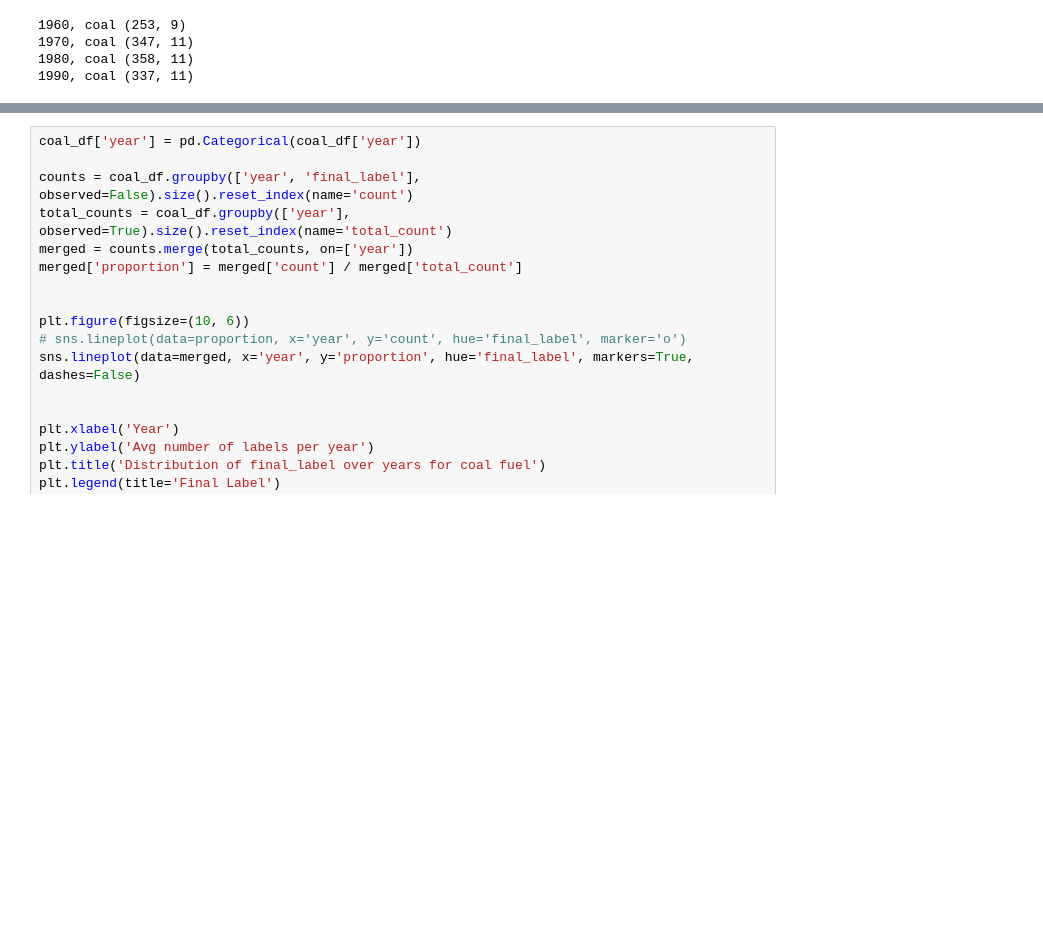
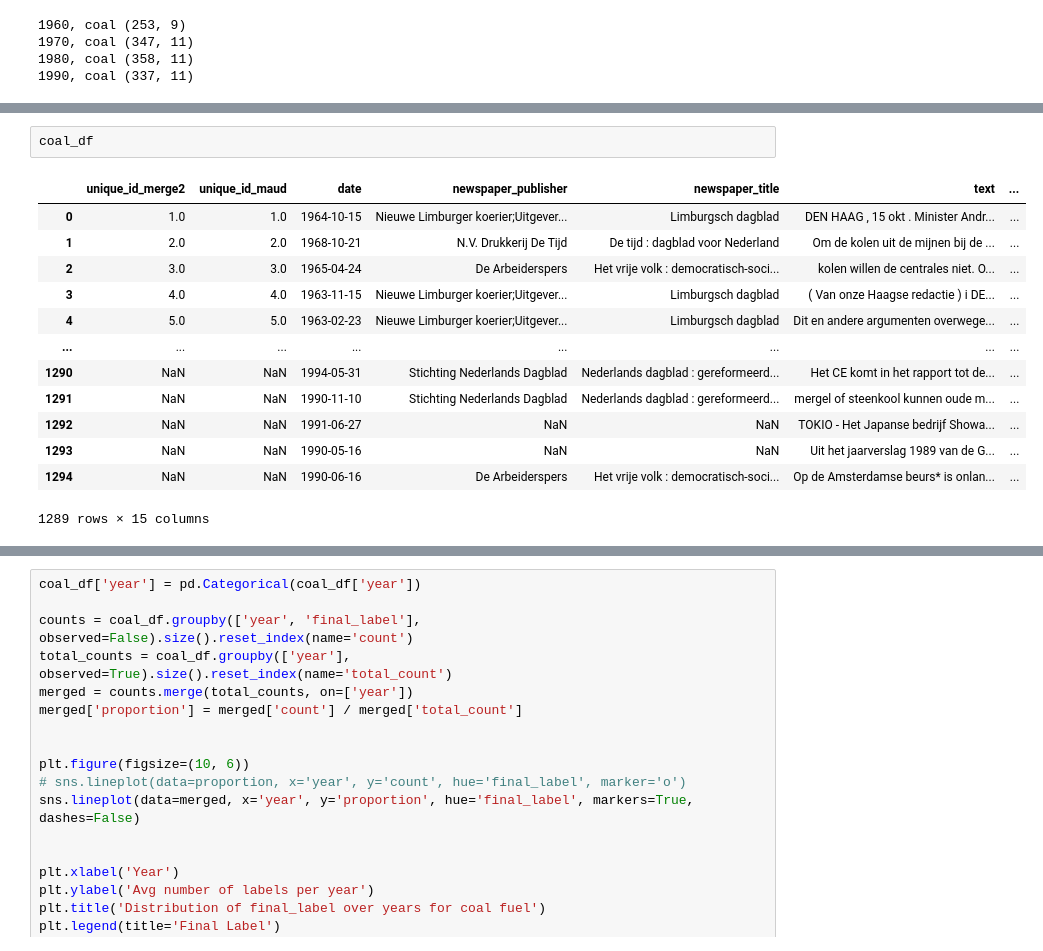
Before and after one commit to UtrechtUniversity/historical-news-sentiment, a Jupyter notebook: notebooks/trend_track.ipynb, the cells around one changed output, grey strips where cells are left out. Saved outputs shown, nothing was run; the diff lists cells and outputs as text; blank space fills up the shorter version.

```diff
--- a/notebooks/trend_track.ipynb
+++ b/notebooks/trend_track.ipynb
@@ -38,3 +44,19 @@ coal_df.shape
+# %%
+coal_df
+# %% [output]
+|  | unique_id_merge2 | unique_id_maud | date | newspaper_publisher | newspaper_title | text | ... |
+| 0 | 1.0 | 1.0 | 1964-10-15 | Nieuwe Limburger koerier;Uitgever... | Limburgsch dagblad | DEN HAAG , 15 okt . Minister Andr... | ... |
+| 1 | 2.0 | 2.0 | 1968-10-21 | N.V. Drukkerĳ De Tĳd | De tĳd : dagblad voor Nederland | Om de kolen uit de mijnen bij de ... | ... |
+| 2 | 3.0 | 3.0 | 1965-04-24 | De Arbeiderspers | Het vrĳe volk : democratisch-soci... | kolen willen de centrales niet. O... | ... |
+| 3 | 4.0 | 4.0 | 1963-11-15 | Nieuwe Limburger koerier;Uitgever... | Limburgsch dagblad | ( Van onze Haagse redactie ) i DE... | ... |
+| 4 | 5.0 | 5.0 | 1963-02-23 | Nieuwe Limburger koerier;Uitgever... | Limburgsch dagblad | Dit en andere argumenten overwege... | ... |
+| ... | ... | ... | ... | ... | ... | ... | ... |
+| 1290 | NaN | NaN | 1994-05-31 | Stichting Nederlands Dagblad | Nederlands dagblad : gereformeerd... | Het CE komt in het rapport tot de... | ... |
+| 1291 | NaN | NaN | 1990-11-10 | Stichting Nederlands Dagblad | Nederlands dagblad : gereformeerd... | mergel of steenkool kunnen oude m... | ... |
+| 1292 | NaN | NaN | 1991-06-27 | NaN | NaN | TOKIO - Het Japanse bedrijf Showa... | ... |
+| 1293 | NaN | NaN | 1990-05-16 | NaN | NaN | Uit het jaarverslag 1989 van de G... | ... |
+| 1294 | NaN | NaN | 1990-06-16 | De Arbeiderspers | Het vrĳe volk : democratisch-soci... | Op de Amsterdamse beurs* is onlan... | ... |
+1289 rows × 15 columns
 # %%
 coal_df = coal_df.dropna(subset=['final_label'])
 coal_df.shape
```
Also changed, not shown: parts of 5 cells of this notebook.
